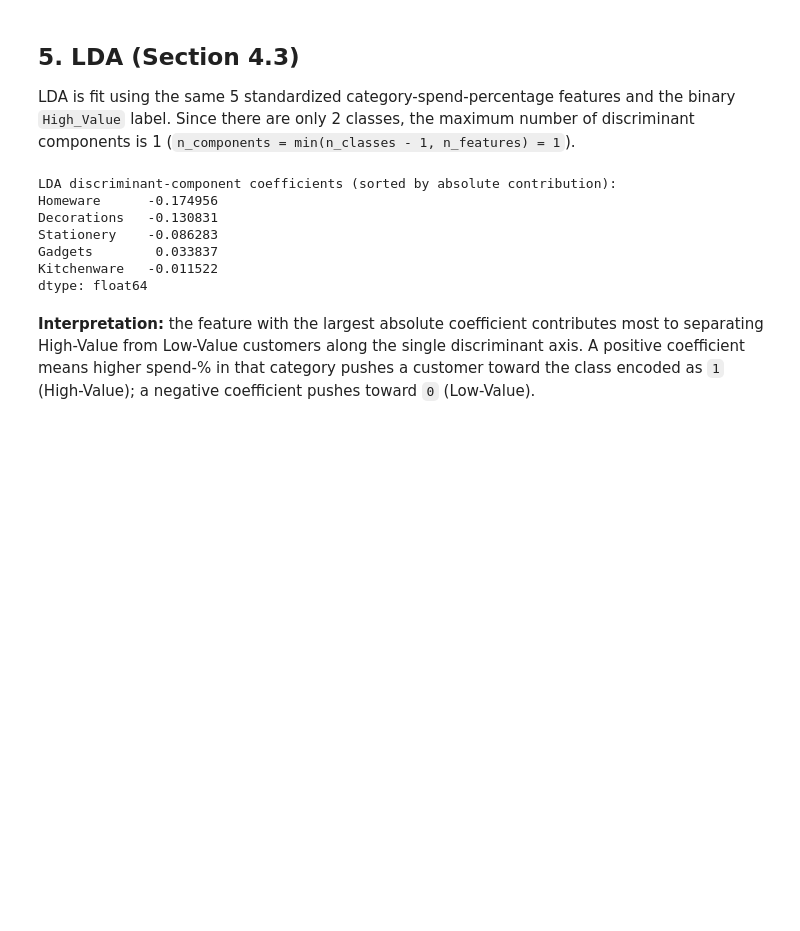
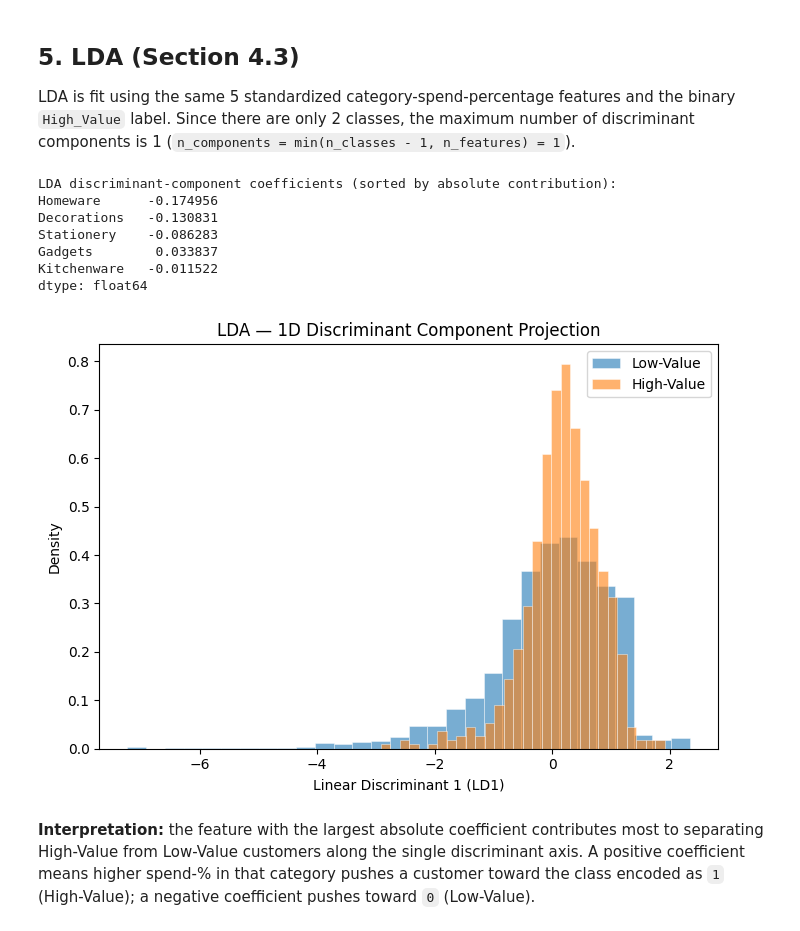
Before and after one commit to Umair-Ahmad-1234/Intellegence-Market-Analysis-Project, a Jupyter notebook: notebooks/02_pca_lda.ipynb, the cells around one changed output. Drawn from its saved outputs; the diff is of its cells as text; code cells hidden in the pictures; blank space fills up the shorter version.

```diff
--- a/notebooks/02_pca_lda.ipynb
+++ b/notebooks/02_pca_lda.ipynb
@@ -254,23 +254,50 @@ is 1 (`n_components = min(n_classes - 1, n_features) = 1`).
 # %%
 lda = LinearDiscriminantAnalysis(n_components=1)
 X_train_lda = lda.fit_transform(X_train_cat_scaled, train_df["High_Value"])
 X_test_lda  = lda.transform(X_test_cat_scaled)
 
 joblib.dump(lda, MODELS_DIR / "lda_high_value.pkl")
 
 # lda.coef_ has shape (1, n_features) for a binary problem.
 lda_coefs = pd.Series(lda.coef_[0], index=CATEGORY_FEATURES).sort_values(key=np.abs, ascending=False)
 
 print("LDA discriminant-component coefficients (sorted by absolute contribution):")
 print(lda_coefs)
+# 1D distribution plot of LD1, colored by High-Value label.
+plt.figure(figsize=(7, 5))
+
+for label, color, name in [(0, "tab:blue", "Low-Value"), (1, "tab:orange", "High-Value")]:
+    mask = train_df["High_Value"].values == label
+    # X_train_lda has shape (N, 1), so we grab index 0 for the 1D array
+    plt.hist(
+        X_train_lda[mask, 0],
+        bins=30,
+        alpha=0.6,
+        color=color,
+        label=name,
+        density=True,  # Normalizes counts to look like a probability density
+        edgecolor="white",
+        linewidth=0.5
+    )
+
+plt.xlabel("Linear Discriminant 1 (LD1)")
+plt.ylabel("Density")
+plt.title("LDA — 1D Discriminant Component Projection")
+plt.legend()
+plt.tight_layout()
+
+# Save the plot exactly like the PCA one
+plt.savefig(MODELS_DIR / "lda_ld1_distribution.png", dpi=150)
+plt.show()
 # %% [output]
 LDA discriminant-component coefficients (sorted by absolute contribution):
 Homeware      -0.174956
 Decorations   -0.130831
 Stationery    -0.086283
 Gadgets        0.033837
 Kitchenware   -0.011522
 dtype: float64
+[figure, added]
 # %% [markdown]
 **Interpretation:** the feature with the largest
 absolute coefficient contributes most to separating High-Value from Low-Value customers along the
```
Also changed, not shown: 2 other files.
